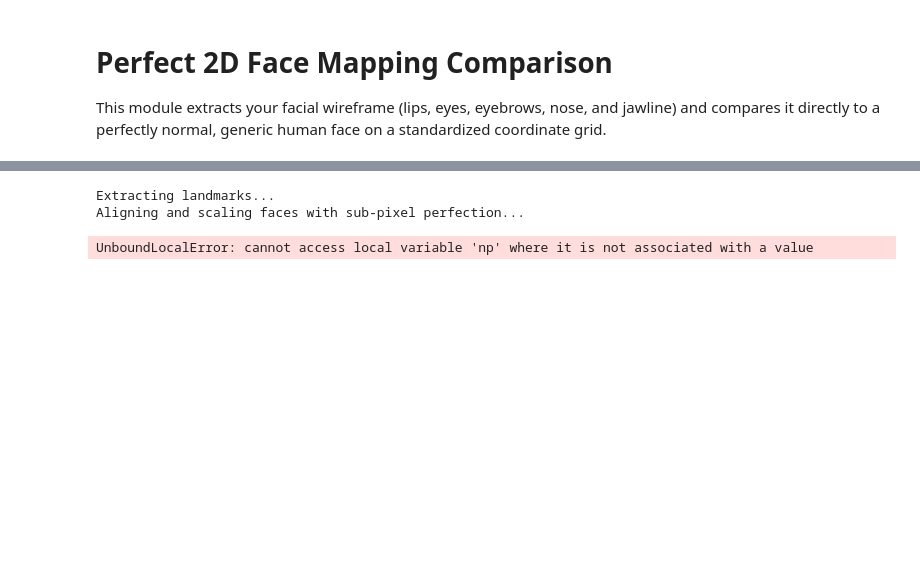
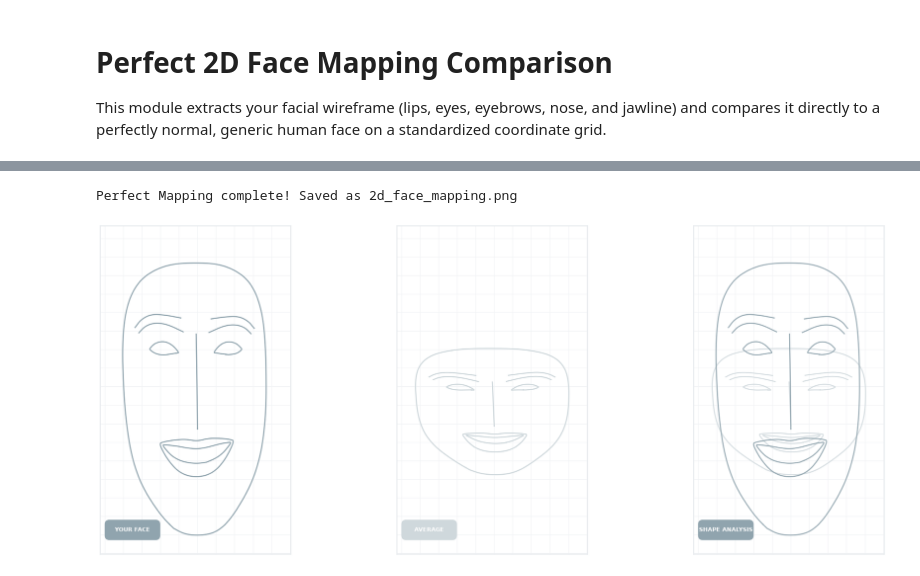
Before and after one commit to pratik-p-crest/AI-Face-Analysis, a Jupyter notebook: 2d_face_mapping.ipynb, the cells around one changed output, grey strips where cells are left out. Cells and saved outputs as stored; diff of their text form; code cells hidden in the pictures; blank space fills up the shorter version.

```diff
--- a/2d_face_mapping.ipynb
+++ b/2d_face_mapping.ipynb
@@ -145,7 +145,8 @@ def draw_wireframe(ax, pts, color, alpha=1.0, lw=1.5):
                 y = np.append(y, y[0])
 
             ax.plot(x, y, color=color, alpha=alpha, linewidth=lw)
-\n\ndef add_ui_badge(ax, text, color, x, y):
+
+def add_ui_badge(ax, text, color, x, y):
     """Draws a sleek rounded badge exactly like the reference UI."""
     bbox = FancyBboxPatch((x, y), 0.5, 0.12, boxstyle="round,pad=0.05,rounding_size=0.05",
                           ec="none", fc=color, zorder=10)
@@ -182,34 +183,33 @@ def setup_grid(ax, title, badge_text, badge_color, min_x, max_x, min_y, max_y):
 # Calculate dynamic bounding box to perfectly frame the faces!
 all_pts = np.concatenate((pts_user, pts_avg))
 min_x, max_x = np.min(all_pts[:, 0]) - 0.2, np.max(all_pts[:, 0]) + 0.2
 min_y, max_y = np.min(all_pts[:, 1]) - 0.2, np.max(all_pts[:, 1]) + 0.4
 
 # Create the 3-panel figure
 fig, (ax1, ax2, ax3) = plt.subplots(1, 3, figsize=(24, 9))
 fig.patch.set_facecolor('white')
 
 # Exact hex colors from the reference UI
 COLOR_YOU = '#90a4ae'     # Slate blue/grey
 COLOR_AVG = '#cfd8dc'     # Pale light grey
 
 # 1. Your Face Map
 setup_grid(ax1, "", "YOUR FACE", COLOR_YOU, min_x, max_x, min_y, max_y)
 draw_wireframe(ax1, pts_user, COLOR_YOU, lw=2.0)
 
 # 2. Average Face Map
 setup_grid(ax2, "", "AVERAGE", COLOR_AVG, min_x, max_x, min_y, max_y)
 draw_wireframe(ax2, pts_avg, COLOR_AVG, lw=2.0)
 
 # 3. Combined Map (Overlay)
 setup_grid(ax3, "", "SHAPE ANALYSIS", COLOR_YOU, min_x, max_x, min_y, max_y)
 draw_wireframe(ax3, pts_avg, COLOR_AVG, lw=2.0, alpha=0.8)
 draw_wireframe(ax3, pts_user, COLOR_YOU, lw=2.0, alpha=0.9)
 
 plt.tight_layout(pad=3.0)
 plt.savefig('2d_face_mapping.png', dpi=300, bbox_inches='tight', facecolor='white')
 print("Perfect Mapping complete! Saved as 2d_face_mapping.png")
-plt.show()\n
+plt.show()
 # %% [output]
-Extracting landmarks...
-Aligning and scaling faces with sub-pixel perfection...
+Perfect Mapping complete! Saved as 2d_face_mapping.png
-UnboundLocalError: cannot access local variable 'np' where it is not associated with a value
+[figure, added]
```
Also changed, not shown: parts of 2 cells of this notebook, 1 other file.
